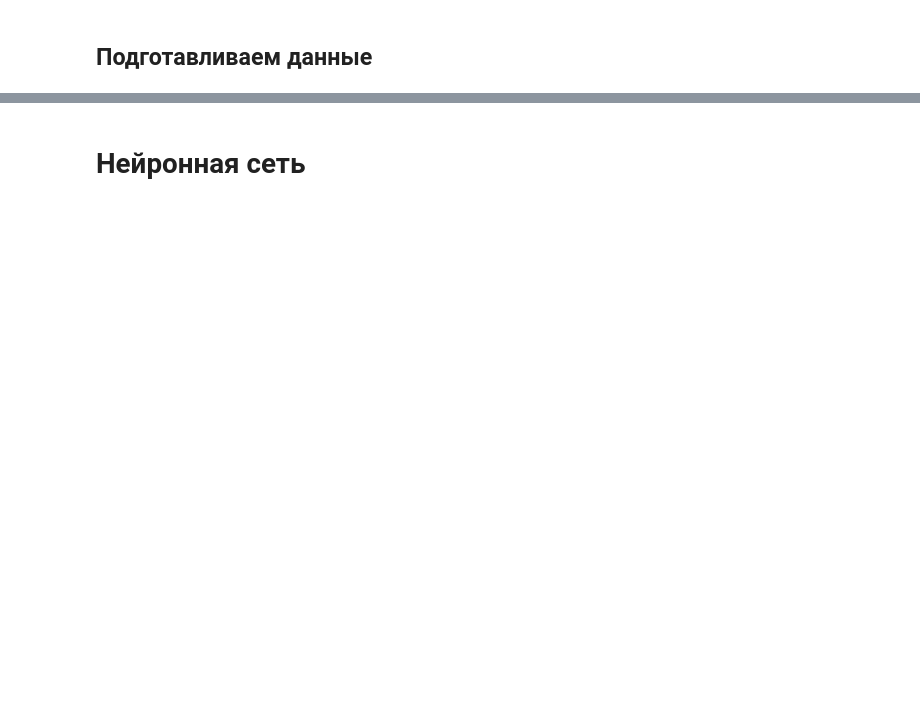
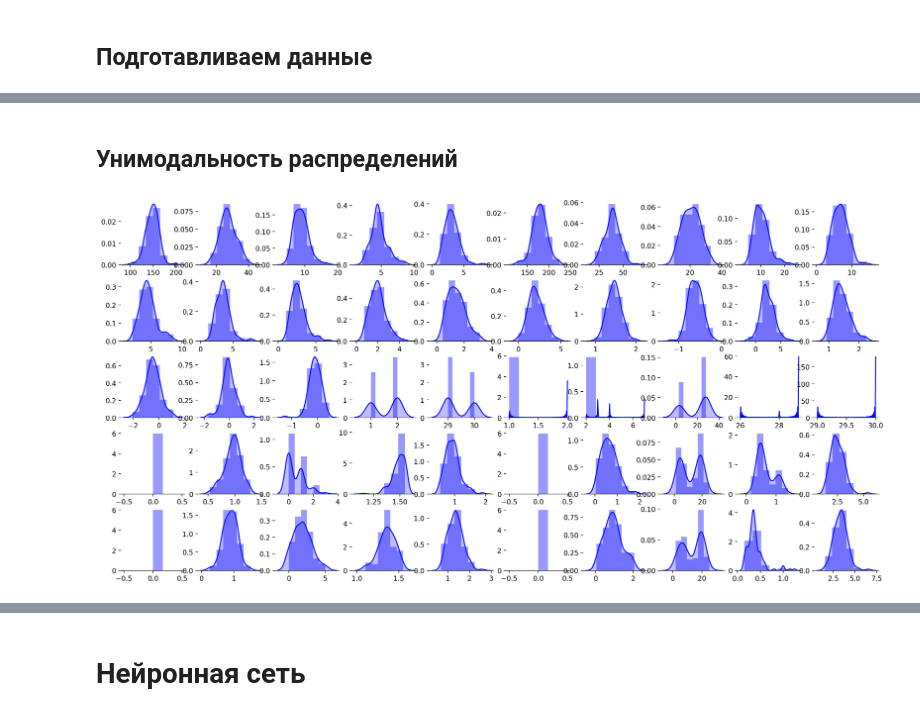
Before and after one commit to Intelligent-Systems-Phystech/BSThesis, a Jupyter notebook: Ivanychev2018/code/Learn.ipynb, the cells around one changed output, grey strips where cells are left out. Drawn from its saved outputs; the diff is of its cells as text; code cells hidden in the pictures; blank space fills up the shorter version.

```diff
--- a/Ivanychev2018/code/Learn.ipynb
+++ b/Ivanychev2018/code/Learn.ipynb
@@ -72,0 +107,17 @@ X_intermediate = mapper.fit_transform(X)
+# %% [markdown]
+## Унимодальность распределений
+# %%
+# for class_label in (1, ):
+#     X_class = X_intermediate[Y == class_label]
+#     Y_class = Y[Y == class_label]
+#     plt.matshow(X_class.T @ X_class, fignum=0)
+
+temp = X_intermediate[Y == 1]
+f, axes = plt.subplots(5, 10, figsize=(20, 10), dpi=200)
+sns.despine(left=True)
+for idx, axis in enumerate(itertools.chain.from_iterable(axes)):
+#     sns.distplot(X_intermediate[:, idx], hist=False, color="g", kde_kws={"shade": True}, ax=axis)
+    sns.distplot(temp[:, idx], kde_kws={"shade": True}, color="b", ax=axis, bins=6)
+plt.savefig("../pics/features_unimodality.png")
+# %% [output]
+[figure, added]
```
Also changed, not shown: parts of 29 cells of this notebook, 11 other files.
